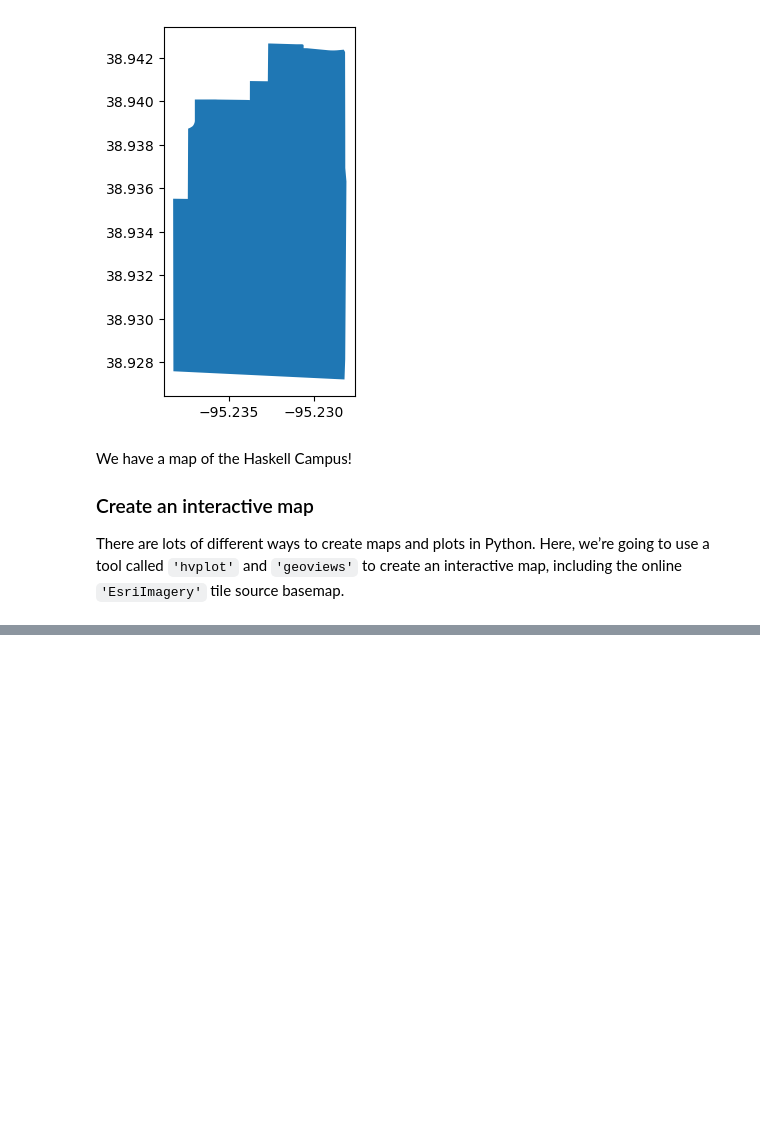
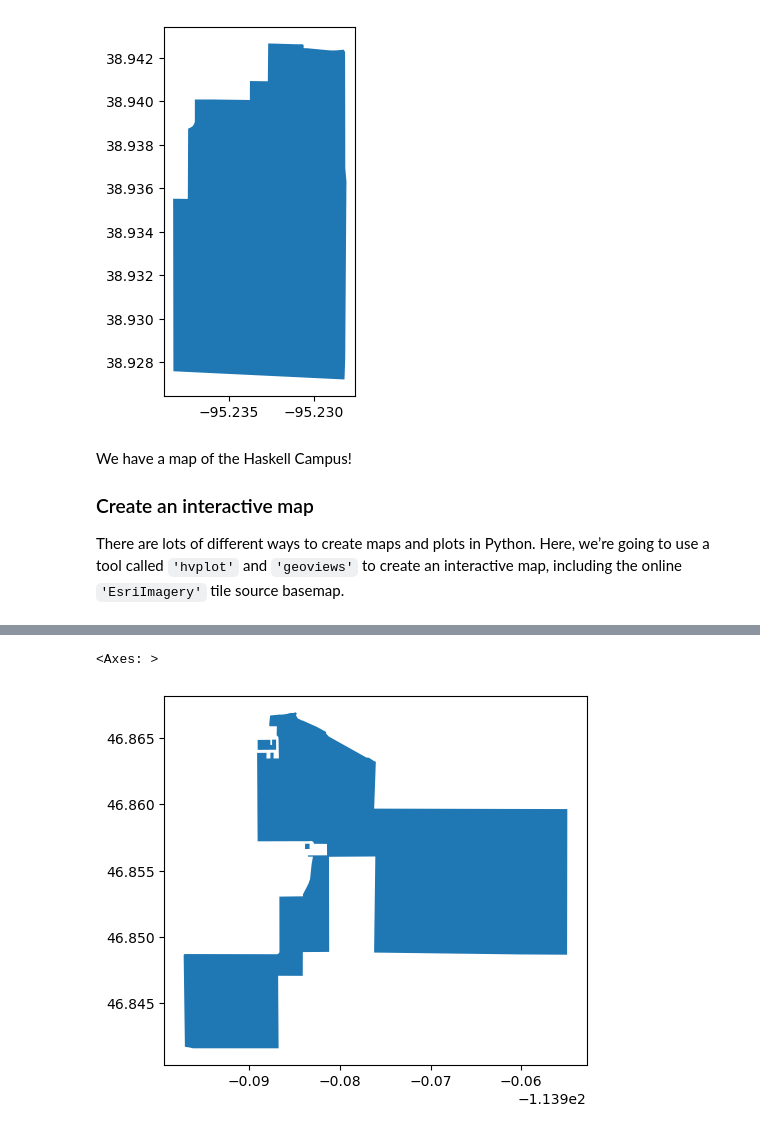
Before and after one commit to ryme1295/first-map, a Jupyter notebook: first-map.ipynb, the cells around one changed output, grey strips where cells are left out. Cells and saved outputs as stored; diff of their text form; code cells hidden in the pictures; blank space fills up the shorter version.

```diff
--- a/first-map.ipynb
+++ b/first-map.ipynb
@@ -115,3 +109,8 @@ MC_gdf
 |  |  | ways | amenity | name | operator | short_name | type | website | wikidata | wikipedia | ... |
 | element_type | osmid |  |  |  |  |  |  |  |  |  | ... |
 | relation | 13125112 | [546681899, 976151389, 976151390] | university | University of Montana | InnovateHS | UM | multipolygon | https://www.umt.edu/ | Q2302336 | de:University of Montana – Missoula | ... |
+# %%
+MC_gdf.plot()
+# %% [output]
+<Axes: >
+[figure, added]
```
Also changed, not shown: parts of 2 cells of this notebook, 2 other files.
